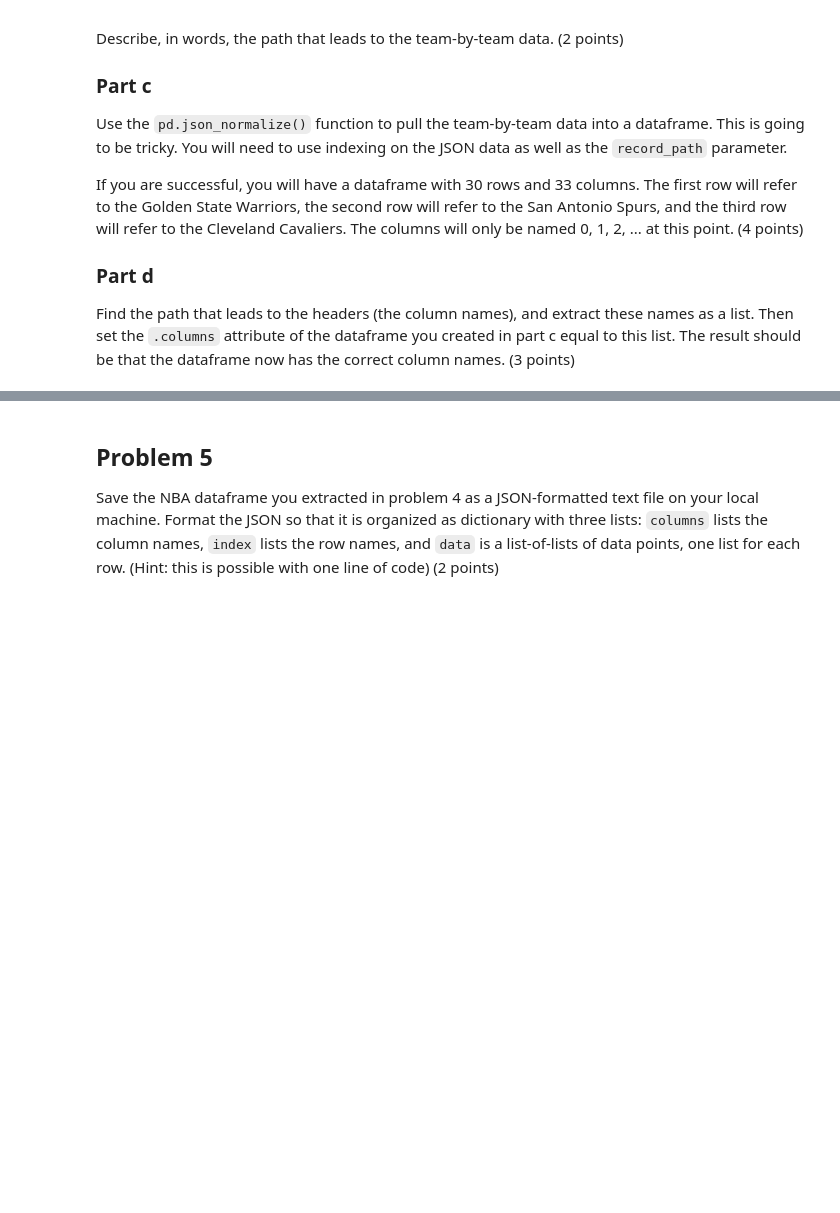
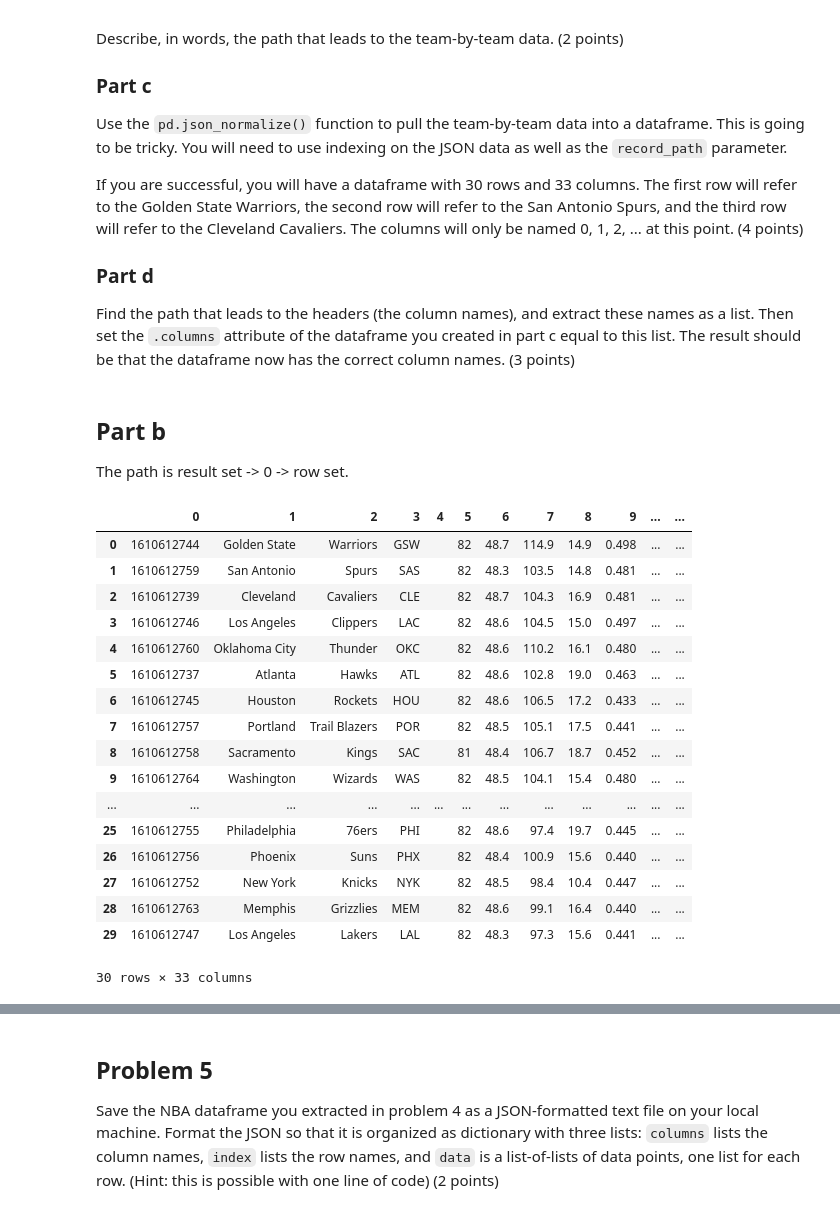
Before and after one commit to lnap24/DS6001, a Jupyter notebook: labassignment3.ipynb, the cells around one changed output, grey strips where cells are left out. Drawn from its saved outputs; the diff is of its cells as text; code cells hidden in the pictures; blank space fills up the shorter version.

```diff
--- a/labassignment3.ipynb
+++ b/labassignment3.ipynb
@@ -24,3 +26,11 @@ NASA has a dataset of all meteorites that have fallen to Earth between the years
 Look at the data in your web-browser and explain which strategy for loading the JSON into Python makes the most sense and why.
 
 Then write and run the code that will work for loading the data into Python. (2 points)
+# %%
+url = 'https://httpbin.org/user-agent'
+r = requests.get(url)
+r
+my_json = json.loads(r.text)
+useragent = my_json['user-agent']
+headers = {"User-Agent": useragent,
+           "From": 'ljn5yms@virginia.edu'}
@@ -26,0 +39,7 @@ Then write and run the code that will work for loading the data into Python. (2
+# %%
+url = 'https://data.nasa.gov/resource/y77d-th95.json'
+r = requests.get(url, headers=headers)
+r
+myjson = json.loads(r.text)
+meteor = pd.json_normalize(myjson)
+meteor
@@ -31,3 +64,14 @@ The textbook chapter for this module shows, as an example, how to pull data in J
 If we only wanted a few features, then looping across elements of the JSON list itself and extracting only the data we want may be a more efficient approach.
 
 Use looping - and not `pd.read_json()` or `pd.json_normalize()` - to create a dataframe with 25 rows (one for each of the top 25 posts), and only columns for `subreddit`, `title`, `ups`, and `created_utc`. The JSON file exists at http://www.reddit.com/r/popular/top.json, and don't forget to specify `headers = {'User-agent': 'DS6001'}` within `requests.get()`. (3 points)
+# %%
+url = 'https://www.reddit.com/r/popular/top.json'
+r = requests.get(url, headers=headers)
+r
+myjson = json.loads(r.text)
+subreddits = [u['data']['subreddit'] for u in myjson['data']['children']]
+titles = [u['data']['title'] for u in myjson['data']['children']]
+upss = [u['data']['ups'] for u in myjson['data']['children']]
+created_utcs = [u['data']['created_utc'] for u in myjson['data']['children']]
+df = pd.DataFrame({'subreddit': subreddits, 'title': titles, 'ups': upss, 'created_utc': created_utcs})
+df
@@ -48,3 +110,36 @@ If you are successful, you will have a dataframe with 30 rows and 33 columns. Th
 
 ### Part d
 Find the path that leads to the headers (the column names), and extract these names as a list. Then set the `.columns` attribute of the dataframe you created in part c equal to this list. The result should be that the dataframe now has the correct column names. (3 points)
+# %%
+## Part A
+url = 'https://stats.nba.com/js/data/sportvu/2015/shootingTeamData.json'
+r = requests.get(url, headers=headers)
+r
+myjson = json.loads(r.text)
+# %% [markdown]
+## Part b
+The path is result set -> 0 -> row set.
+# %%
+# part c
+
+nba = pd.json_normalize(myjson, record_path= ['resultSets','rowSet'])
+nba
+# %% [output]
+|  | 0 | 1 | 2 | 3 | 4 | 5 | 6 | 7 | 8 | 9 | ... | ... |
+| 0 | 1610612744 | Golden State | Warriors | GSW |  | 82 | 48.7 | 114.9 | 14.9 | 0.498 | ... | ... |
+| 1 | 1610612759 | San Antonio | Spurs | SAS |  | 82 | 48.3 | 103.5 | 14.8 | 0.481 | ... | ... |
+| 2 | 1610612739 | Cleveland | Cavaliers | CLE |  | 82 | 48.7 | 104.3 | 16.9 | 0.481 | ... | ... |
+| 3 | 1610612746 | Los Angeles | Clippers | LAC |  | 82 | 48.6 | 104.5 | 15.0 | 0.497 | ... | ... |
+| 4 | 1610612760 | Oklahoma City | Thunder | OKC |  | 82 | 48.6 | 110.2 | 16.1 | 0.480 | ... | ... |
+| 5 | 1610612737 | Atlanta | Hawks | ATL |  | 82 | 48.6 | 102.8 | 19.0 | 0.463 | ... | ... |
+| 6 | 1610612745 | Houston | Rockets | HOU |  | 82 | 48.6 | 106.5 | 17.2 | 0.433 | ... | ... |
+| 7 | 1610612757 | Portland | Trail Blazers | POR |  | 82 | 48.5 | 105.1 | 17.5 | 0.441 | ... | ... |
+| 8 | 1610612758 | Sacramento | Kings | SAC |  | 81 | 48.4 | 106.7 | 18.7 | 0.452 | ... | ... |
+| 9 | 1610612764 | Washington | Wizards | WAS |  | 82 | 48.5 | 104.1 | 15.4 | 0.480 | ... | ... |
+| ... | ... | ... | ... | ... | ... | ... | ... | ... | ... | ... | ... | ... |
+| 25 | 1610612755 | Philadelphia | 76ers | PHI |  | 82 | 48.6 | 97.4 | 19.7 | 0.445 | ... | ... |
+| 26 | 1610612756 | Phoenix | Suns | PHX |  | 82 | 48.4 | 100.9 | 15.6 | 0.440 | ... | ... |
+| 27 | 1610612752 | New York | Knicks | NYK |  | 82 | 48.5 | 98.4 | 10.4 | 0.447 | ... | ... |
+| 28 | 1610612763 | Memphis | Grizzlies | MEM |  | 82 | 48.6 | 99.1 | 16.4 | 0.440 | ... | ... |
+| 29 | 1610612747 | Los Angeles | Lakers | LAL |  | 82 | 48.3 | 97.3 | 15.6 | 0.441 | ... | ... |
+30 rows × 33 columns
```
Also changed, not shown: parts of 6 cells of this notebook.
